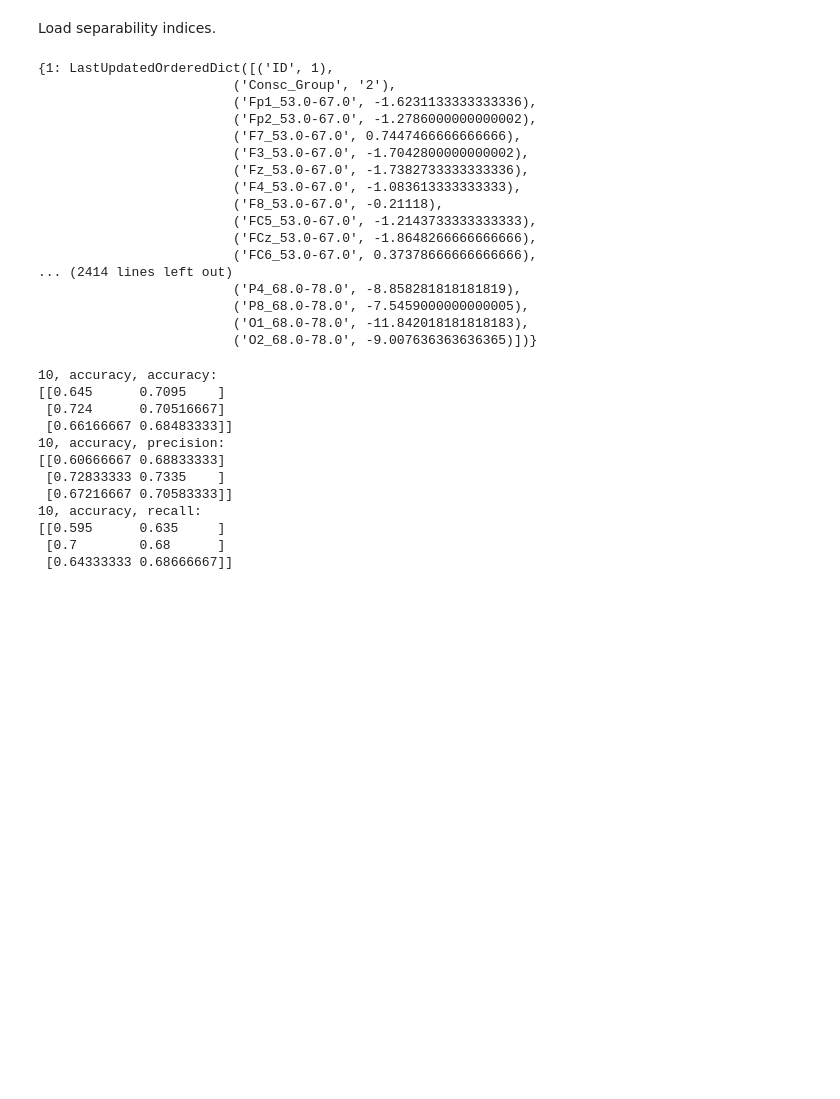
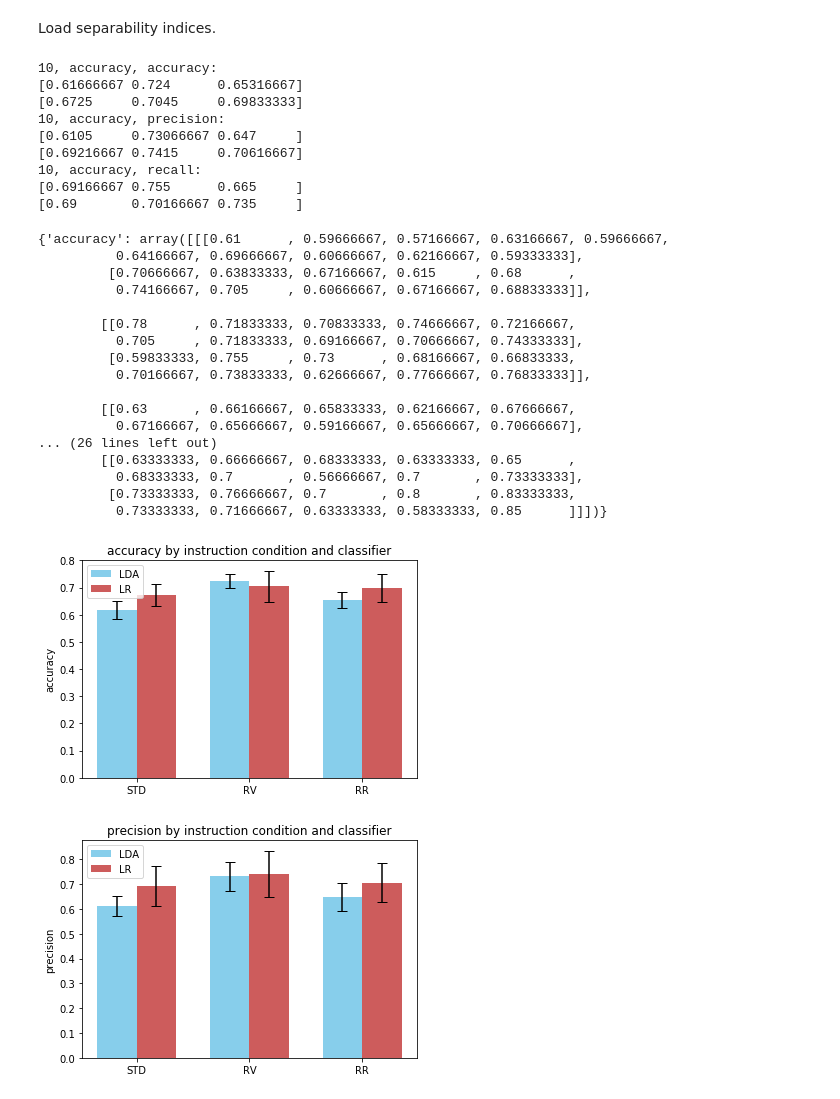
Before and after one commit to liephat/personality_seegnature, a Jupyter notebook: personality_seegnature/evaluation-interr2.ipynb, the cells around one changed output. Saved outputs shown, nothing was run; the diff lists cells and outputs as text; code cells hidden in the pictures; blank space fills up the shorter version.

```diff
--- a/personality_seegnature/evaluation-interr2.ipynb
+++ b/personality_seegnature/evaluation-interr2.ipynb
@@ -332,43 +291,40 @@ consc_rr_corr_file = os.path.abspath(os.path.join(pickle_directory, 'consc_rr_co
 with open(consc_rr_corr_file, 'rb') as pickle_file:
     consc_rr_corr = pickle.load(pickle_file)
 # %%
-consc_std_corr.extract_features([[124, 188], [192, 212], [246, 278]], CHANNELS, 'Consc_Group')
-# [160, 180], [204, 240] - [120, 192], [200, 220]
+consc_std_corr.extract_features([[124, 188], [192, 212]], CHANNELS, 'Consc_Group')
+# A: [160, 180], [204, 240] - B: [120, 192], [200, 220] - C: [246, 278]
 consc_rv_corr.extract_features([[120, 192], [200, 220]], CHANNELS, 'Consc_Group')
-# [160, 180], [204, 240] - [112, 168], [172, 212]
-consc_rr_corr.extract_features([[112, 168], [172, 212]], CHANNELS, 'Consc_Group')
+# A: [160, 180], [204, 240] - B: [112, 168], [172, 212]
+consc_rr_corr.extract_features([[112, 220]], CHANNELS, 'Consc_Group')
+# A: [112, 168], [172, 212]
-# %% [output]
-{1: LastUpdatedOrderedDict([('ID', 1),
-                         ('Consc_Group', '2'),
-                         ('Fp1_53.0-67.0', -1.6231133333333336),
-                         ('Fp2_53.0-67.0', -1.2786000000000002),
-                         ('F7_53.0-67.0', 0.7447466666666666),
-                         ('F3_53.0-67.0', -1.7042800000000002),
-                         ('Fz_53.0-67.0', -1.7382733333333336),
-                         ('F4_53.0-67.0', -1.083613333333333),
-                         ('F8_53.0-67.0', -0.21118),
-                         ('FC5_53.0-67.0', -1.2143733333333333),
-                         ('FCz_53.0-67.0', -1.8648266666666666),
-                         ('FC6_53.0-67.0', 0.37378666666666666),
-... (2414 lines left out)
-                         ('P4_68.0-78.0', -8.858281818181819),
-                         ('P8_68.0-78.0', -7.5459000000000005),
-                         ('O1_68.0-78.0', -11.842018181818183),
-                         ('O2_68.0-78.0', -9.007636363636365)])}
-# %%
-for optimize_score in ['accuracy', 'precision', 'recall']:
-    for i in range(4, 10):
-        run_set_of_evaluations([consc_std_corr, consc_rv_corr, consc_rr_corr], i, optimize_score, ['accuracy', 'precision', 'recall'], 'interr1')
-# %% [output]
-10, accuracy, accuracy:
-[[0.645      0.7095    ]
- [0.724      0.70516667]
- [0.66166667 0.68483333]]
-10, accuracy, precision:
-[[0.60666667 0.68833333]
- [0.72833333 0.7335    ]
- [0.67216667 0.70583333]]
-10, accuracy, recall:
-[[0.595      0.635     ]
- [0.7        0.68      ]
- [0.64333333 0.68666667]]
+# %%
+run_set_of_evaluations([consc_std_corr, consc_rv_corr, consc_rr_corr], 10, 'accuracy', ['accuracy', 'precision', 'recall'], 'interr1')
+# %% [output]
+10, accuracy, accuracy:
+[0.61666667 0.724      0.65316667]
+[0.6725     0.7045     0.69833333]
+10, accuracy, precision:
+[0.6105     0.73066667 0.647     ]
+[0.69216667 0.7415     0.70616667]
+10, accuracy, recall:
+[0.69166667 0.755      0.665     ]
+[0.69       0.70166667 0.735     ]
+{'accuracy': array([[[0.61      , 0.59666667, 0.57166667, 0.63166667, 0.59666667,
+          0.64166667, 0.69666667, 0.60666667, 0.62166667, 0.59333333],
+         [0.70666667, 0.63833333, 0.67166667, 0.615     , 0.68      ,
+          0.74166667, 0.705     , 0.60666667, 0.67166667, 0.68833333]],
+
+        [[0.78      , 0.71833333, 0.70833333, 0.74666667, 0.72166667,
+          0.705     , 0.71833333, 0.69166667, 0.70666667, 0.74333333],
+         [0.59833333, 0.755     , 0.73      , 0.68166667, 0.66833333,
+          0.70166667, 0.73833333, 0.62666667, 0.77666667, 0.76833333]],
+
+        [[0.63      , 0.66166667, 0.65833333, 0.62166667, 0.67666667,
+          0.67166667, 0.65666667, 0.59166667, 0.65666667, 0.70666667],
+... (26 lines left out)
+        [[0.63333333, 0.66666667, 0.68333333, 0.63333333, 0.65      ,
+          0.68333333, 0.7       , 0.56666667, 0.7       , 0.73333333],
+         [0.73333333, 0.76666667, 0.7       , 0.8       , 0.83333333,
+          0.73333333, 0.71666667, 0.63333333, 0.58333333, 0.85      ]]])}
+[figure, added]
+[figure, added]
```
Also changed, not shown: parts of 11 cells of this notebook.
